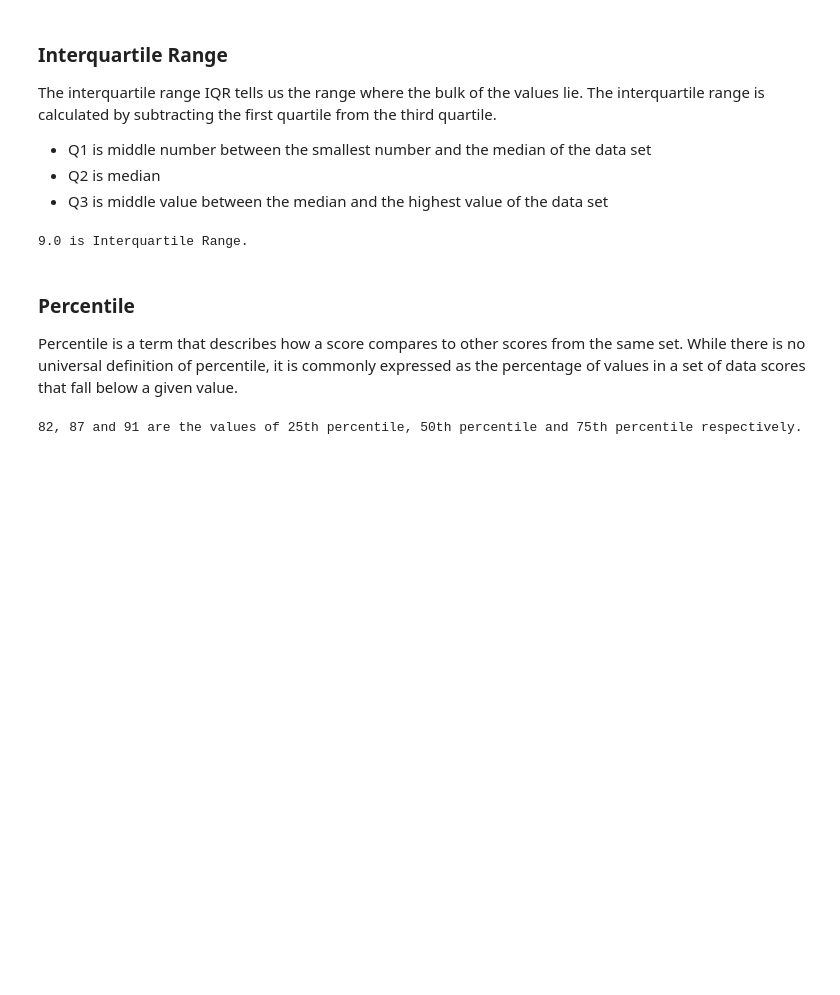
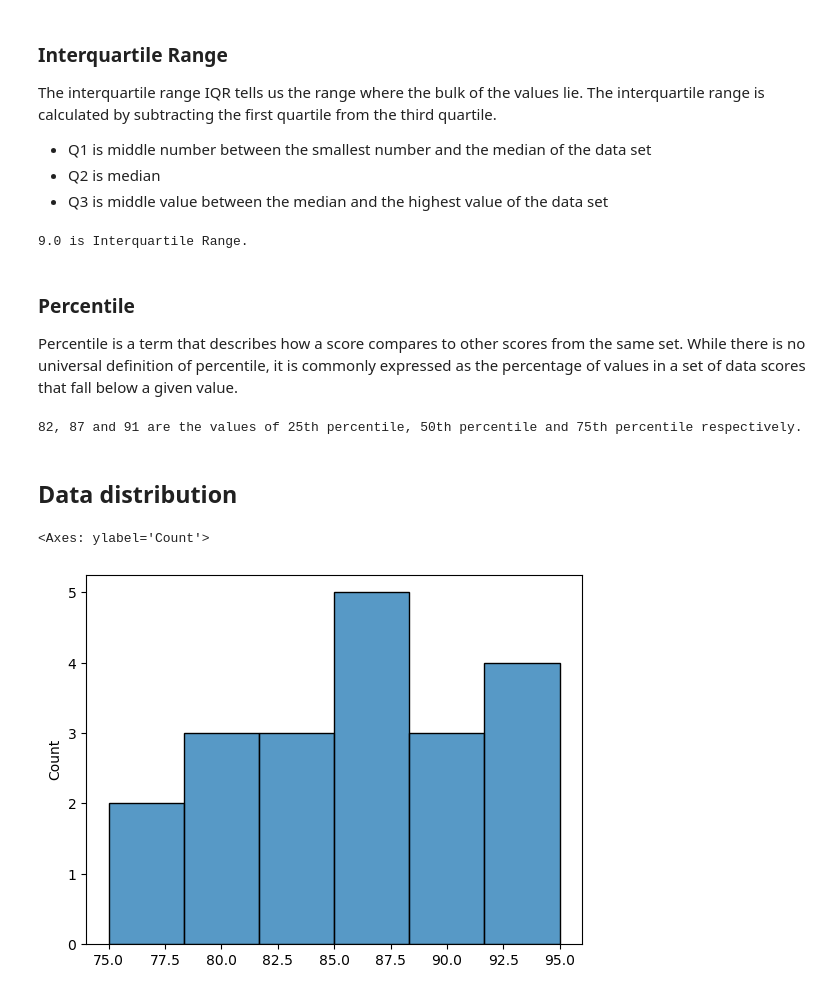
Before and after one commit to itsanishsingh/descriptive-statistics, a Jupyter notebook: descriptive_statistics.ipynb, the cells around one changed output. Drawn from its saved outputs; the diff is of its cells as text; code cells hidden in the pictures; blank space fills up the shorter version.

Commit message:
Added seaborn distribution plots

```diff
--- a/descriptive_statistics.ipynb
+++ b/descriptive_statistics.ipynb
@@ -127,3 +127,5 @@ percentile_75 = sorted_records[percentile(75)]
 print(f"{percentile_25}, {percentile_50} and {percentile_75} are the values of 25th percentile, 50th percentile and 75th percentile respectively.")
 # %% [output]
 82, 87 and 91 are the values of 25th percentile, 50th percentile and 75th percentile respectively.
+# %% [markdown]
+## Data distribution
@@ -129,0 +134,5 @@ print(f"{percentile_25}, {percentile_50} and {percentile_75} are the values of 2
+# %%
+sns.histplot(records)
+# %% [output]
+<Axes: ylabel='Count'>
+[figure, added]
```
Also changed, not shown: parts of 3 cells of this notebook.
